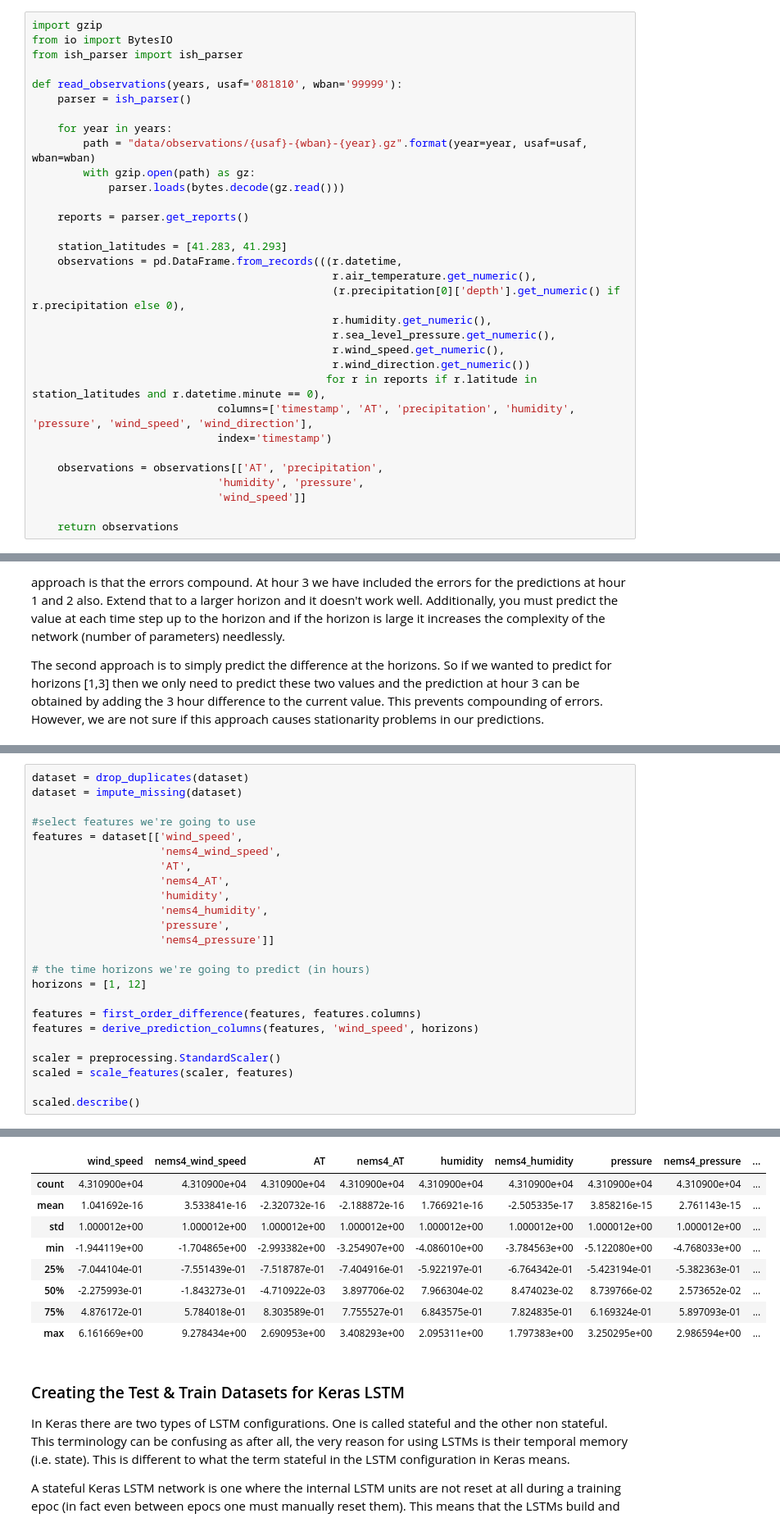
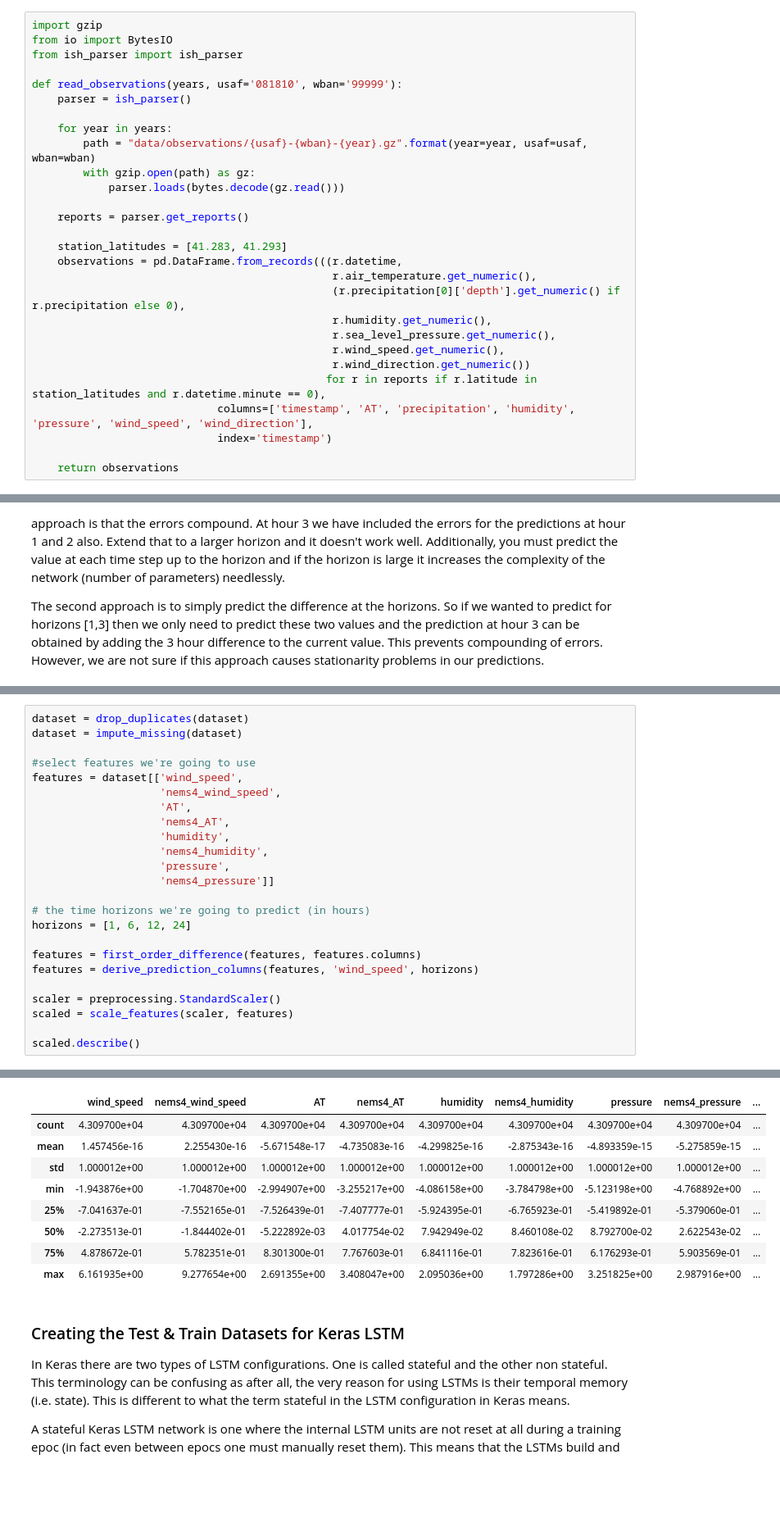
Before and after one commit to willfleury/wind-forecasting, a Jupyter notebook: Blog - Pipeline.ipynb, the cells around one changed output, grey strips where cells are left out. Shown: that part at 82% size. Drawn from its saved outputs; the diff is of its cells as text; blank space fills up the shorter version.

```diff
--- a/Blog - Pipeline.ipynb
+++ b/Blog - Pipeline.ipynb
@@ -64,10 +72,6 @@ def read_observations(years, usaf='081810', wban='99999'):
                              columns=['timestamp', 'AT', 'precipitation', 'humidity', 'pressure', 'wind_speed', 'wind_direction'],
                              index='timestamp')
 
-    observations = observations[['AT', 'precipitation',
-                             'humidity', 'pressure',
-                             'wind_speed']]
-
     return observations
 # %% [markdown]
 ### Numerical Weather Models
@@ -243,7 +248,7 @@ features = dataset[['wind_speed',
                     'nems4_pressure']]
 
 # the time horizons we're going to predict (in hours)
-horizons = [1, 12]
+horizons = [1, 6, 12, 24]
 
 features = first_order_difference(features, features.columns)
 features = derive_prediction_columns(features, 'wind_speed', horizons)
@@ -258,12 +263,12 @@ Number of rows with nan: 0
 |  | wind_speed | nems4_wind_speed | AT | nems4_AT | humidity | nems4_humidity | pressure | nems4_pressure | ... |
-| count | 4.310900e+04 | 4.310900e+04 | 4.310900e+04 | 4.310900e+04 | 4.310900e+04 | 4.310900e+04 | 4.310900e+04 | 4.310900e+04 | ... |
-| mean | 1.041692e-16 | 3.533841e-16 | -2.320732e-16 | -2.188872e-16 | 1.766921e-16 | -2.505335e-17 | 3.858216e-15 | 2.761143e-15 | ... |
+| count | 4.309700e+04 | 4.309700e+04 | 4.309700e+04 | 4.309700e+04 | 4.309700e+04 | 4.309700e+04 | 4.309700e+04 | 4.309700e+04 | ... |
+| mean | 1.457456e-16 | 2.255430e-16 | -5.671548e-17 | -4.735083e-16 | -4.299825e-16 | -2.875343e-16 | -4.893359e-15 | -5.275859e-15 | ... |
 | std | 1.000012e+00 | 1.000012e+00 | 1.000012e+00 | 1.000012e+00 | 1.000012e+00 | 1.000012e+00 | 1.000012e+00 | 1.000012e+00 | ... |
-| min | -1.944119e+00 | -1.704865e+00 | -2.993382e+00 | -3.254907e+00 | -4.086010e+00 | -3.784563e+00 | -5.122080e+00 | -4.768033e+00 | ... |
-| 25% | -7.044104e-01 | -7.551439e-01 | -7.518787e-01 | -7.404916e-01 | -5.922197e-01 | -6.764342e-01 | -5.423194e-01 | -5.382363e-01 | ... |
-| 50% | -2.275993e-01 | -1.843273e-01 | -4.710922e-03 | 3.897706e-02 | 7.966304e-02 | 8.474023e-02 | 8.739766e-02 | 2.573652e-02 | ... |
-| 75% | 4.876172e-01 | 5.784018e-01 | 8.303589e-01 | 7.755527e-01 | 6.843575e-01 | 7.824835e-01 | 6.169324e-01 | 5.897093e-01 | ... |
-| max | 6.161669e+00 | 9.278434e+00 | 2.690953e+00 | 3.408293e+00 | 2.095311e+00 | 1.797383e+00 | 3.250295e+00 | 2.986594e+00 | ... |
+| min | -1.943876e+00 | -1.704870e+00 | -2.994907e+00 | -3.255217e+00 | -4.086158e+00 | -3.784798e+00 | -5.123198e+00 | -4.768892e+00 | ... |
+| 25% | -7.041637e-01 | -7.552165e-01 | -7.526439e-01 | -7.407777e-01 | -5.924395e-01 | -6.765923e-01 | -5.419892e-01 | -5.379060e-01 | ... |
+| 50% | -2.273513e-01 | -1.844402e-01 | -5.222892e-03 | 4.017754e-02 | 7.942949e-02 | 8.460108e-02 | 8.792700e-02 | 2.622543e-02 | ... |
+| 75% | 4.878672e-01 | 5.782351e-01 | 8.301300e-01 | 7.767603e-01 | 6.841116e-01 | 7.823616e-01 | 6.176293e-01 | 5.903569e-01 | ... |
+| max | 6.161935e+00 | 9.277654e+00 | 2.691355e+00 | 3.408047e+00 | 2.095036e+00 | 1.797286e+00 | 3.251825e+00 | 2.987916e+00 | ... |
 # %% [markdown]
 ### Creating the Test & Train Datasets for Keras LSTM
 
```
Also changed, not shown: parts of 16 cells of this notebook.
